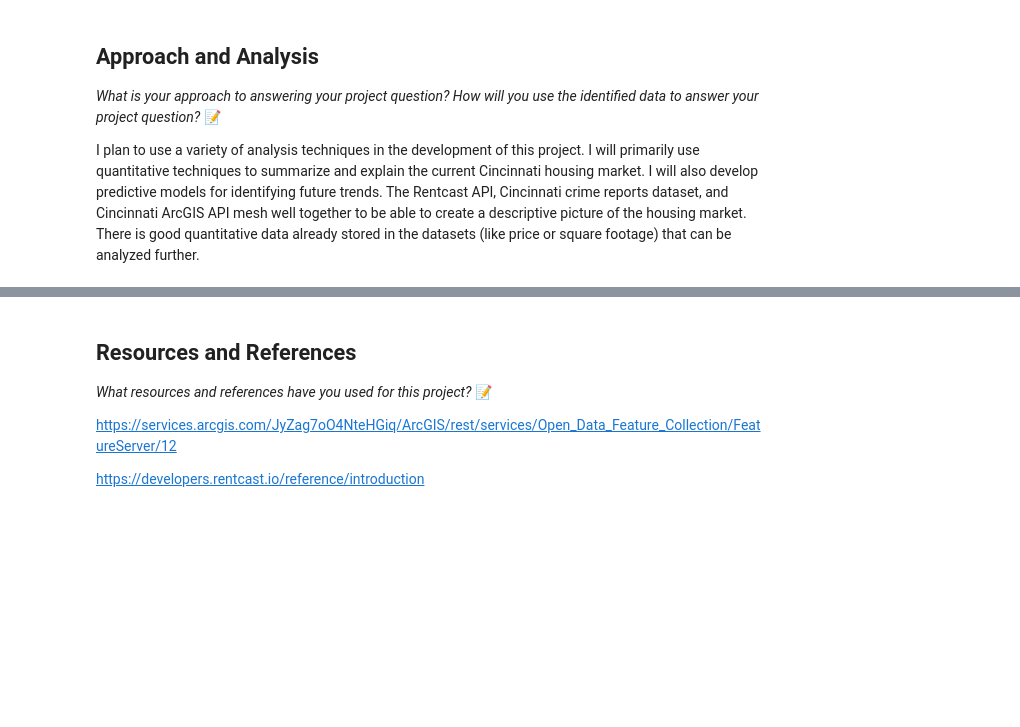
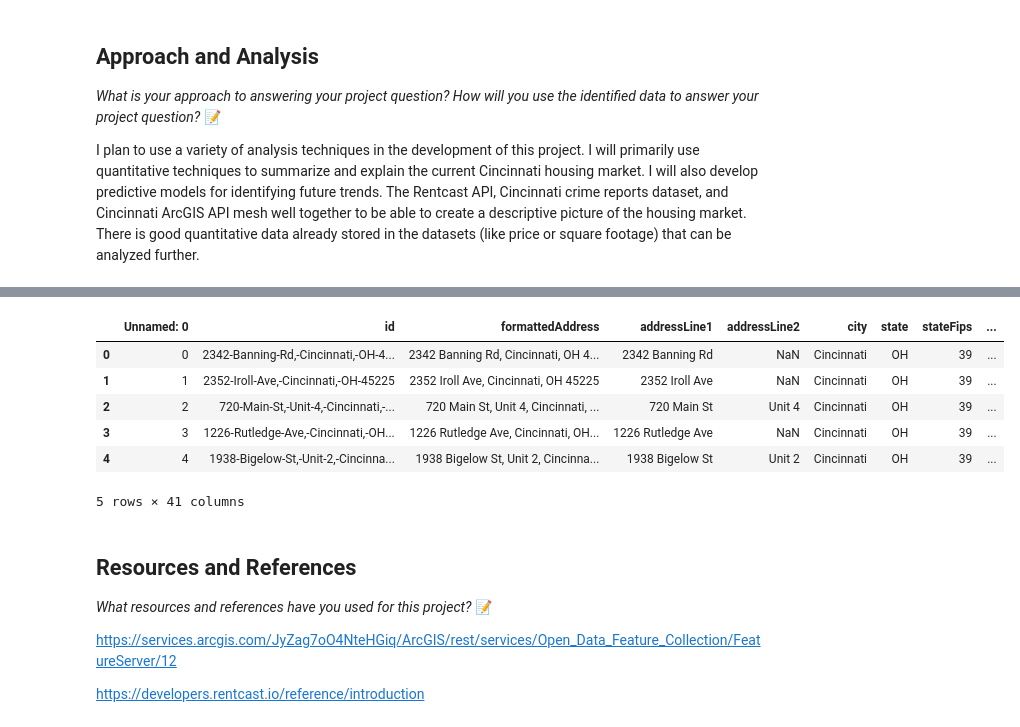
Before and after one commit to IT4063C-Fall2026/data-tech-analytics-final-project-sagebushstone, a Jupyter notebook: source.ipynb, the cells around one changed output, grey strips where cells are left out. Drawn from its saved outputs; the diff is of its cells as text; code cells hidden in the pictures; blank space fills up the shorter version.

Commit message:
Fixed the listing dataset. The AllListings.csv columns were messed up and I didn't realize it. Mapped the JSON keys directly to pandas columns.

```diff
--- a/source.ipynb
+++ b/source.ipynb
@@ -150,0 +222,9 @@ crimedf = pd.read_csv("assets/CincinnatiCrimeReports.csv")
+# %%
+listingdf['price'] = pd.to_numeric(listingdf['price'], errors='coerce')
+listingdf['daysOnMarket'] = pd.to_numeric(listingdf['daysOnMarket'], errors='coerce')
+listingdf['bedrooms'] = pd.to_numeric(listingdf['bedrooms'], errors='coerce')
+listingdf['bathrooms'] = pd.to_numeric(listingdf['bathrooms'], errors='coerce')
+listingdf['yearBuilt'] = pd.to_numeric(listingdf['yearBuilt'], errors='coerce')
+listingdf['listedDate'] = pd.to_datetime(listingdf['listedDate'])
+listingdf['removedDate'] = pd.to_datetime(listingdf['removedDate'])
+listingdf['createdDate'] = pd.to_datetime(listingdf['createdDate'])
@@ -151,3 +256,13 @@ crimedf = pd.read_csv("assets/CincinnatiCrimeReports.csv")
+# %%
+listingdf.head()
+# %% [output]
+|  | Unnamed: 0 | id | formattedAddress | addressLine1 | addressLine2 | city | state | stateFips | ... |
+| 0 | 0 | 2342-Banning-Rd,-Cincinnati,-OH-4... | 2342 Banning Rd, Cincinnati, OH 4... | 2342 Banning Rd | NaN | Cincinnati | OH | 39 | ... |
+| 1 | 1 | 2352-Iroll-Ave,-Cincinnati,-OH-45225 | 2352 Iroll Ave, Cincinnati, OH 45225 | 2352 Iroll Ave | NaN | Cincinnati | OH | 39 | ... |
+| 2 | 2 | 720-Main-St,-Unit-4,-Cincinnati,-... | 720 Main St, Unit 4, Cincinnati, ... | 720 Main St | Unit 4 | Cincinnati | OH | 39 | ... |
+| 3 | 3 | 1226-Rutledge-Ave,-Cincinnati,-OH... | 1226 Rutledge Ave, Cincinnati, OH... | 1226 Rutledge Ave | NaN | Cincinnati | OH | 39 | ... |
+| 4 | 4 | 1938-Bigelow-St,-Unit-2,-Cincinna... | 1938 Bigelow St, Unit 2, Cincinna... | 1938 Bigelow St | Unit 2 | Cincinnati | OH | 39 | ... |
+5 rows × 41 columns
 # %% [markdown]
 ## Resources and References
 *What resources and references have you used for this project?*
```
Also changed, not shown: parts of 8 cells of this notebook, 2 other files.
